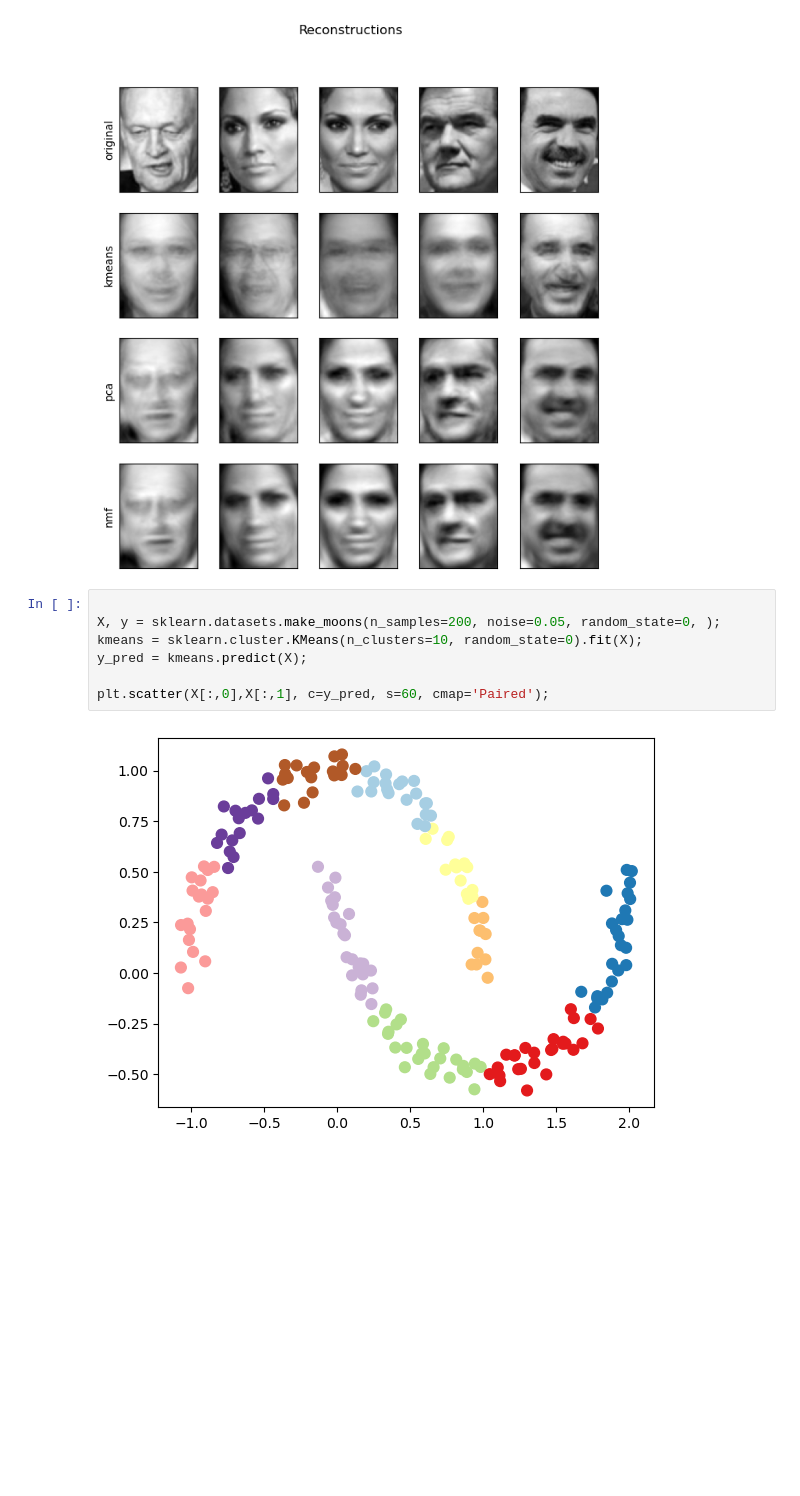
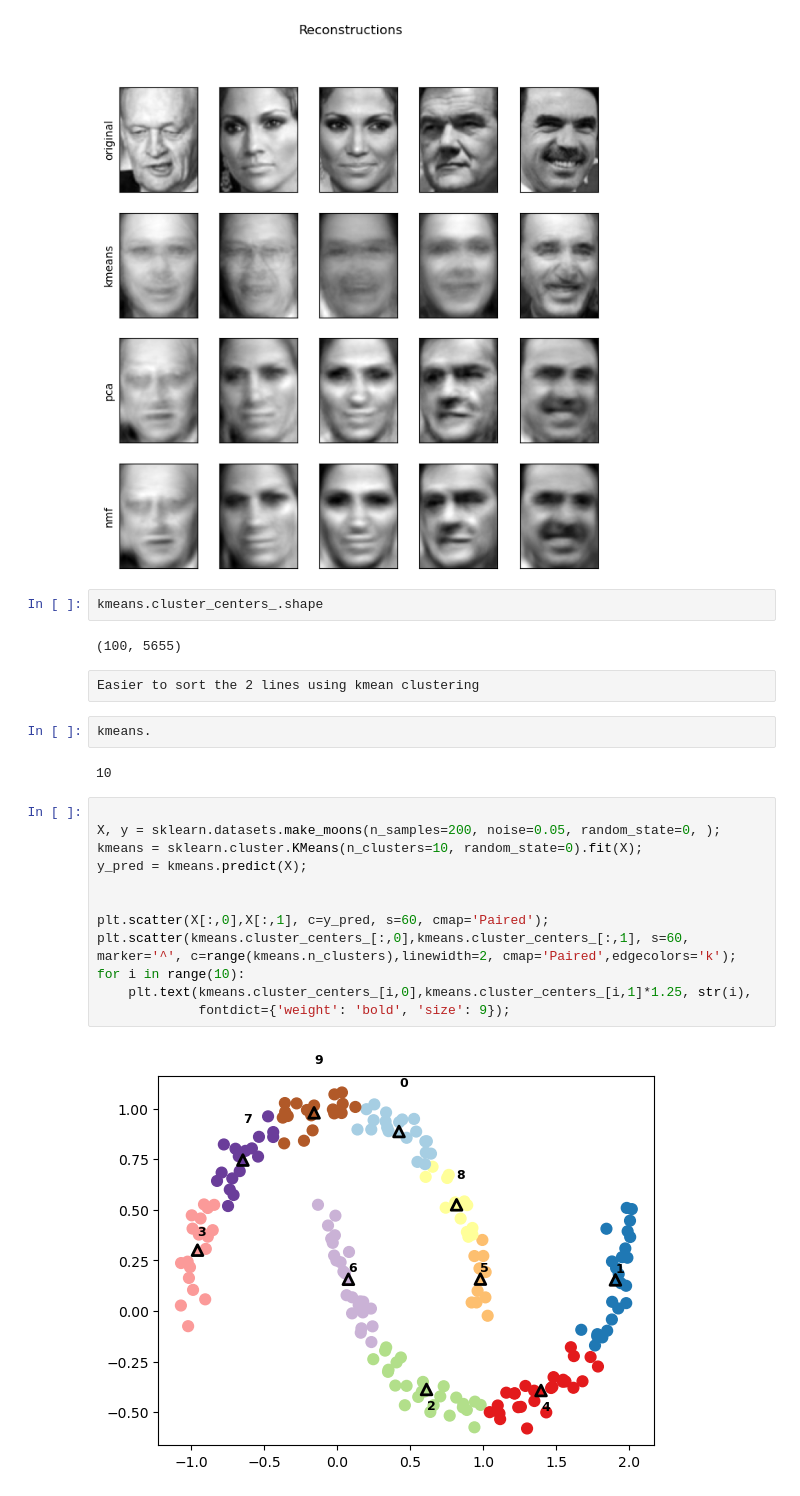
Before and after one commit to WilcoJohn/Progress-ML, a Jupyter notebook: CHP3-UnsupLearning&Preproc/3.2 Vector quantization.ipynb, the cells around one changed output. Cells and saved outputs as stored; diff of their text form; blank space fills up the shorter version.

Commit message:
Clustering + vector quantization

```diff
--- a/CHP3-UnsupLearning&Preproc/3.2 Vector quantization.ipynb
+++ b/CHP3-UnsupLearning&Preproc/3.2 Vector quantization.ipynb
@@ -84,12 +86,27 @@ PCA comp : (100, 5655)
 NMF como : (100, 5655)
 [figure]
 [figure]
+# %%
+kmeans.cluster_centers_.shape
+# %% [output]
+(100, 5655)
+# %% [raw]
+Easier to sort the 2 lines using kmean clustering
+# %%
+kmeans.
+# %% [output]
+10
 # %%
 
 X, y = sklearn.datasets.make_moons(n_samples=200, noise=0.05, random_state=0, );
 kmeans = sklearn.cluster.KMeans(n_clusters=10, random_state=0).fit(X);
 y_pred = kmeans.predict(X);
 
+
 plt.scatter(X[:,0],X[:,1], c=y_pred, s=60, cmap='Paired');
+plt.scatter(kmeans.cluster_centers_[:,0],kmeans.cluster_centers_[:,1], s=60, marker='^', c=range(kmeans.n_clusters),linewidth=2, cmap='Paired',edgecolors='k');
+for i in range(10):
+    plt.text(kmeans.cluster_centers_[i,0],kmeans.cluster_centers_[i,1]*1.25, str(i),
+             fontdict={'weight': 'bold', 'size': 9});
 # %% [output]
-[figure, old version]
+[figure, new version]
```
Also changed, not shown: parts of 12 cells of this notebook.
